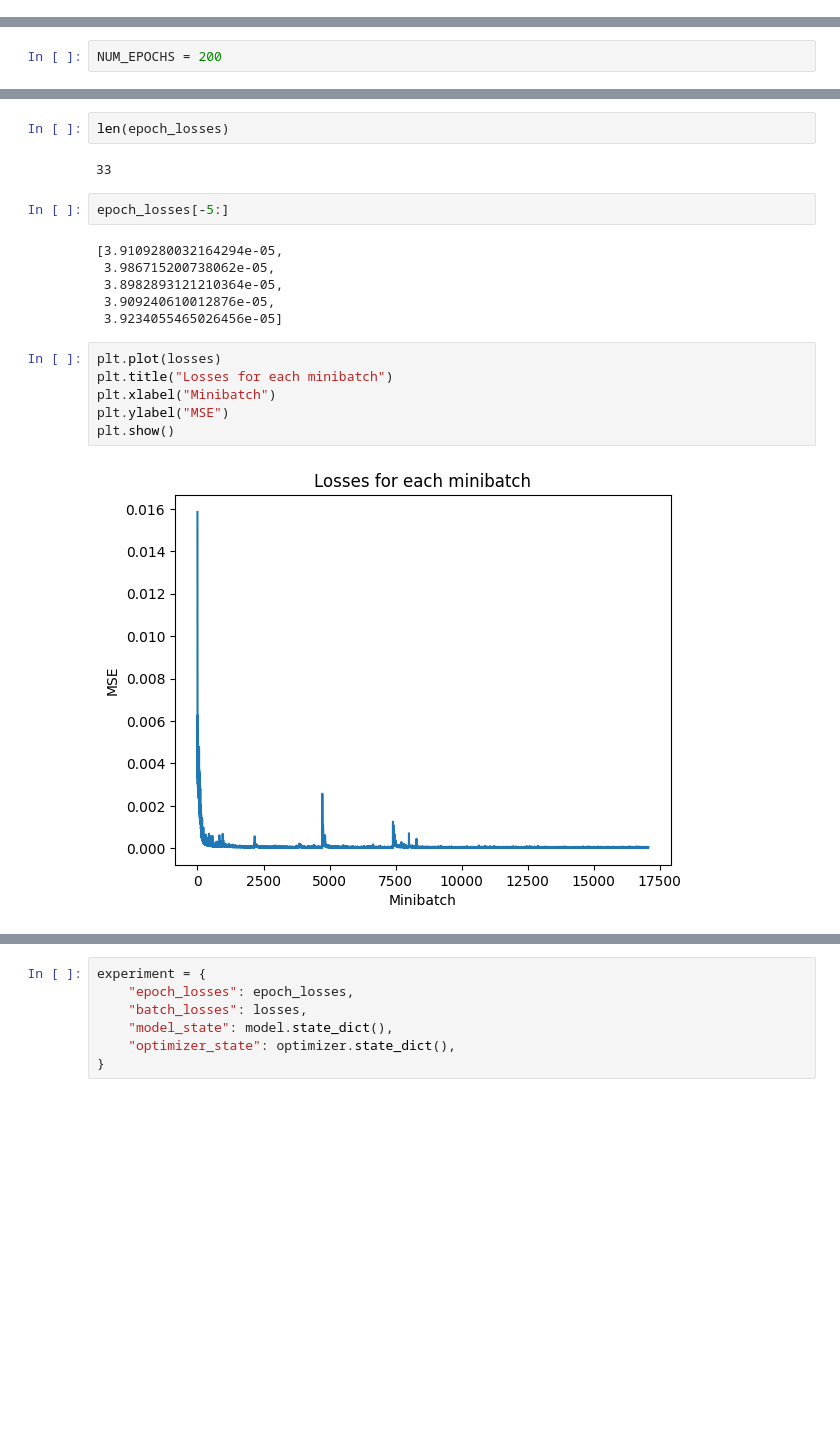
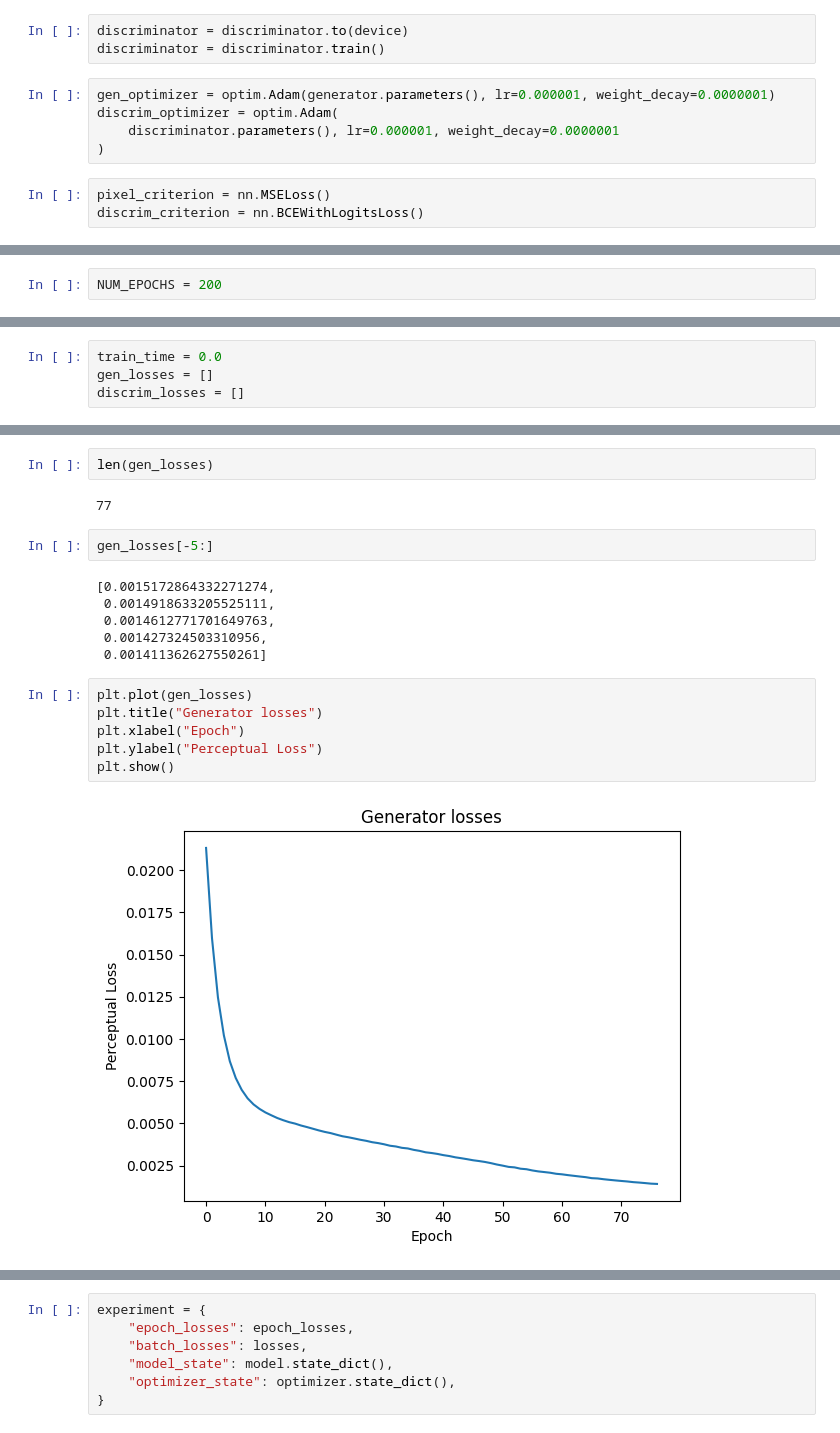
Before and after one commit to LimaoC/super-resolution-for-satellite-imagery, a Jupyter notebook: notebooks/mitch/prototype-srgan.ipynb, the cells around one changed output, grey strips where cells are left out. Drawn from its saved outputs; the diff is of its cells as text; blank space fills up the shorter version.

```diff
--- a/notebooks/mitch/prototype-srgan.ipynb
+++ b/notebooks/mitch/prototype-srgan.ipynb
@@ -201 +152,12 @@ model = model.train()
+# %%
+discriminator = discriminator.to(device)
+discriminator = discriminator.train()
+# %%
+gen_optimizer = optim.Adam(generator.parameters(), lr=0.000001, weight_decay=0.0000001)
+discrim_optimizer = optim.Adam(
+    discriminator.parameters(), lr=0.000001, weight_decay=0.0000001
+)
+# %%
+pixel_criterion = nn.MSELoss()
+discrim_criterion = nn.BCEWithLogitsLoss()
 # %%
@@ -267,0 +169,4 @@ KeyboardInterrupt:
+# %%
+train_time = 0.0
+gen_losses = []
+discrim_losses = []
@@ -268,21 +252,21 @@ KeyboardInterrupt:
 # %%
-len(epoch_losses)
+len(gen_losses)
 # %% [output]
-33
+77
 # %%
-epoch_losses[-5:]
+gen_losses[-5:]
 # %% [output]
-[3.9109280032164294e-05,
- 3.986715200738062e-05,
- 3.8982893121210364e-05,
- 3.909240610012876e-05,
- 3.9234055465026456e-05]
+[0.0015172864332271274,
+ 0.0014918633205525111,
+ 0.0014612771701649763,
+ 0.001427324503310956,
+ 0.001411362627550261]
 # %%
-plt.plot(losses)
-plt.title("Losses for each minibatch")
-plt.xlabel("Minibatch")
-plt.ylabel("MSE")
+plt.plot(gen_losses)
+plt.title("Generator losses")
+plt.xlabel("Epoch")
+plt.ylabel("Perceptual Loss")
 plt.show()
 # %% [output]
-[figure, old version]
+[figure, new version]
 # %%
```
Also changed, not shown: parts of 27 cells of this notebook, 1 other file.
